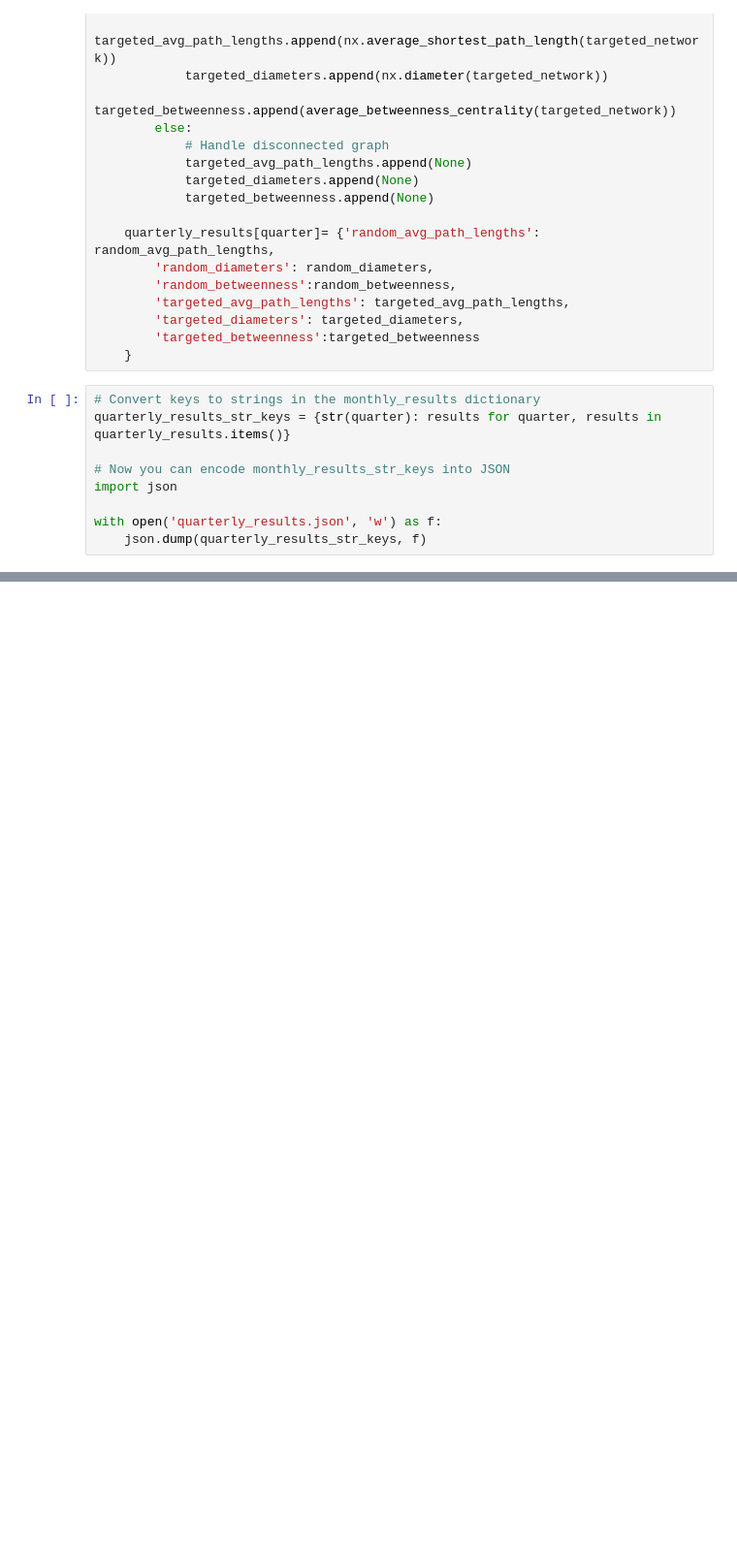
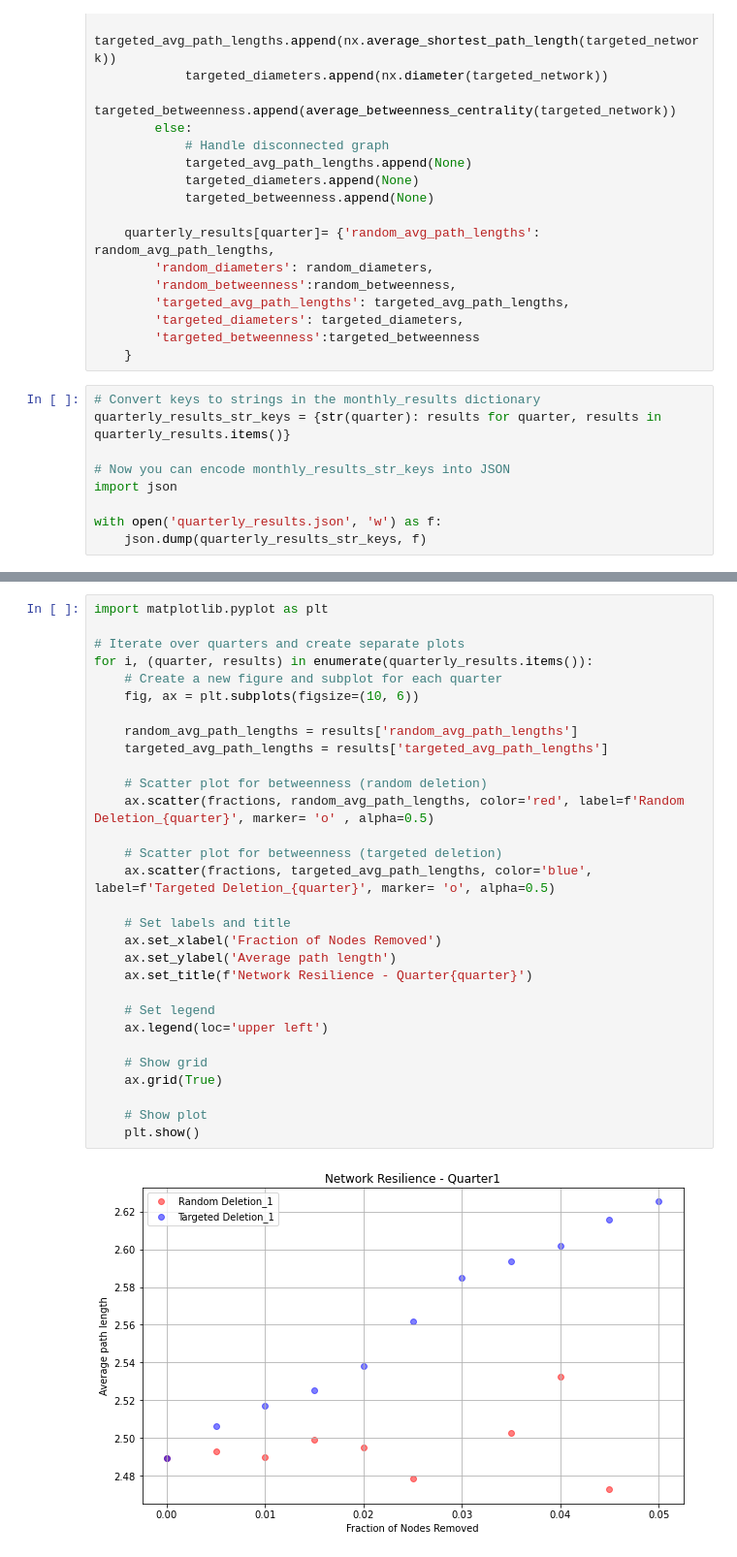
Before and after one commit to kevinlin0638/mini-project, a Jupyter notebook: mini_project_network_analysis.ipynb, the cells around one changed output, grey strips where cells are left out. Shown: that part at 97% size. Drawn from its saved outputs; the diff is of its cells as text; blank space fills up the shorter version.

```diff
--- a/mini_project_network_analysis.ipynb
+++ b/mini_project_network_analysis.ipynb
@@ -614,2 +449,34 @@ plt.show()
 # %% [output]
 [figure]
+# %%
+import matplotlib.pyplot as plt
+
+# Iterate over quarters and create separate plots
+for i, (quarter, results) in enumerate(quarterly_results.items()):
+    # Create a new figure and subplot for each quarter
+    fig, ax = plt.subplots(figsize=(10, 6))
+
+    random_avg_path_lengths = results['random_avg_path_lengths']
+    targeted_avg_path_lengths = results['targeted_avg_path_lengths']
+
+    # Scatter plot for betweenness (random deletion)
+    ax.scatter(fractions, random_avg_path_lengths, color='red', label=f'Random Deletion_{quarter}', marker= 'o' , alpha=0.5)
+
+    # Scatter plot for betweenness (targeted deletion)
+    ax.scatter(fractions, targeted_avg_path_lengths, color='blue', label=f'Targeted Deletion_{quarter}', marker= 'o', alpha=0.5)
+
+    # Set labels and title
+    ax.set_xlabel('Fraction of Nodes Removed')
+    ax.set_ylabel('Average path length')
+    ax.set_title(f'Network Resilience - Quarter{quarter}')
+
+    # Set legend
+    ax.legend(loc='upper left')
+
+    # Show grid
+    ax.grid(True)
+
+    # Show plot
+    plt.show()
+# %% [output]
+[figure, added]
```
Also changed, not shown: parts of 10 cells of this notebook.
